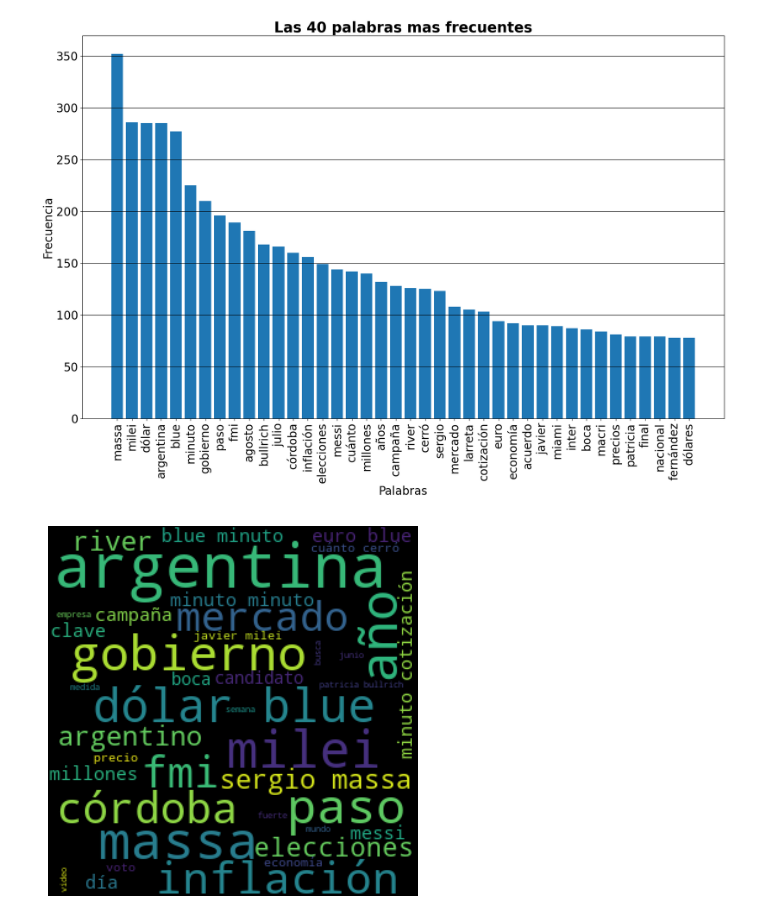
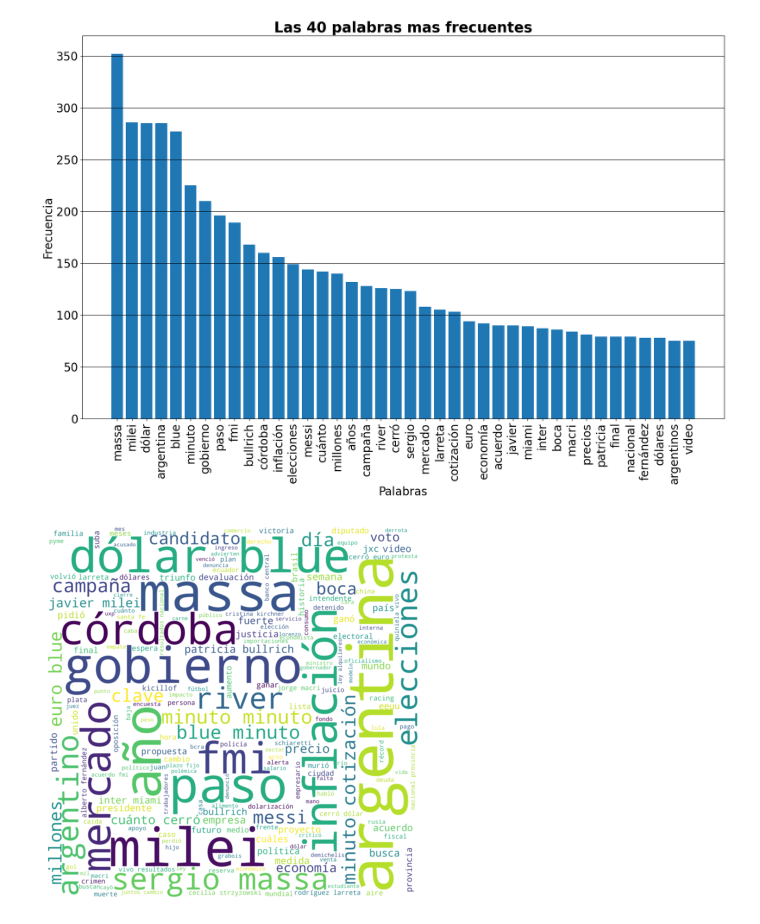
Before and after one commit to maximofrias522/DBTic, a Jupyter notebook: analisis.ipynb, the cells around one changed output. Drawn from its saved outputs; the diff is of its cells as text; code cells hidden in the pictures.

```diff
--- a/analisis.ipynb
+++ b/analisis.ipynb
@@ -19,7 +19,7 @@ for table in tables:
 text = " ".join(titles)
 
 stop_words = [
-    "2023", "san", "a", "actualmente", "adelante", "además", "afirmó", "agregó", "ahora", "ahí", "al", "algo", "alguna", "algunas", "alguno", "algunos", "algún",
+    "enero", "febrero", "marzo","mayo","abril","junio","julio","agosto","septiembre","octubre","noviembre","diciembre","2023", "san", "a", "actualmente", "adelante", "además", "afirmó", "agregó", "ahora", "ahí", "al", "algo", "alguna", "algunas", "alguno", "algunos", "algún",
     "alrededor", "ambos", "ampleamos", "ante", "anterior", "antes", "apenas", "aproximadamente", "aquel", "aquellas", "aquellos", "aqui", "aquí",
     "arriba", "aseguró", "así", "atras", "aunque", "ayer", "añadió", "aún", "bajo", "bastante", "bien", "buen", "buena", "buenas", "bueno", "buenos",
     "cada", "casi", "cerca", "cierta", "ciertas", "cierto", "ciertos", "cinco", "comentó", "como", "con", "conocer", "conseguimos", "conseguir",
@@ -96,43 +96,33 @@ def clean_text (text) -> list:
     return res
 
 text = clean_text(text)
 # print(text)
 
 name_freq = nltk.FreqDist(text)
 top_names = name_freq.most_common(40)
 
 names, frequencies = zip(*top_names)
 
 plt.rcParams['font.size'] = 20
 plt.figure(figsize=(20, 12))
 plt.bar(names, frequencies)
 plt.xlabel('Palabras')
 plt.ylabel('Frecuencia')
 plt.xticks(rotation=90)
 ax = plt.subplot()
 ax.grid(axis = 'y', color = 'black', linestyle = 'solid')
 ax.set_title('Las 40 palabras mas frecuentes', loc = "center", fontdict = {'fontsize':25, 'fontweight':'bold', 'color':'black'})
 plt.show()
 
 cloud = """ """.join(text)
-# print(cloud)
-wc = WordCloud(width = 300, height = 300, background_color = "black", max_words=40)
+wc = WordCloud(width = 3000, height = 3000, background_color = "white")
 wc.generate(cloud)
-
-plt.axis("off")
-plt.imshow(wc, interpolation = "bilinear")
-plt.show()
-
-
-wc = WordCloud(width = 3000, height = 3000, background_color = "black")
-wc.generate(cloud)
-
 plt.axis("off")
 plt.imshow(wc, interpolation = "bilinear")
 plt.show()
 
 conn.commit()
 conn.close()
 # %% [output]
-[figure, old version]
+[figure, new version]
-[figure, old version]
+[figure, new version]
```
Also changed, not shown: parts of 1 cell of this notebook.
